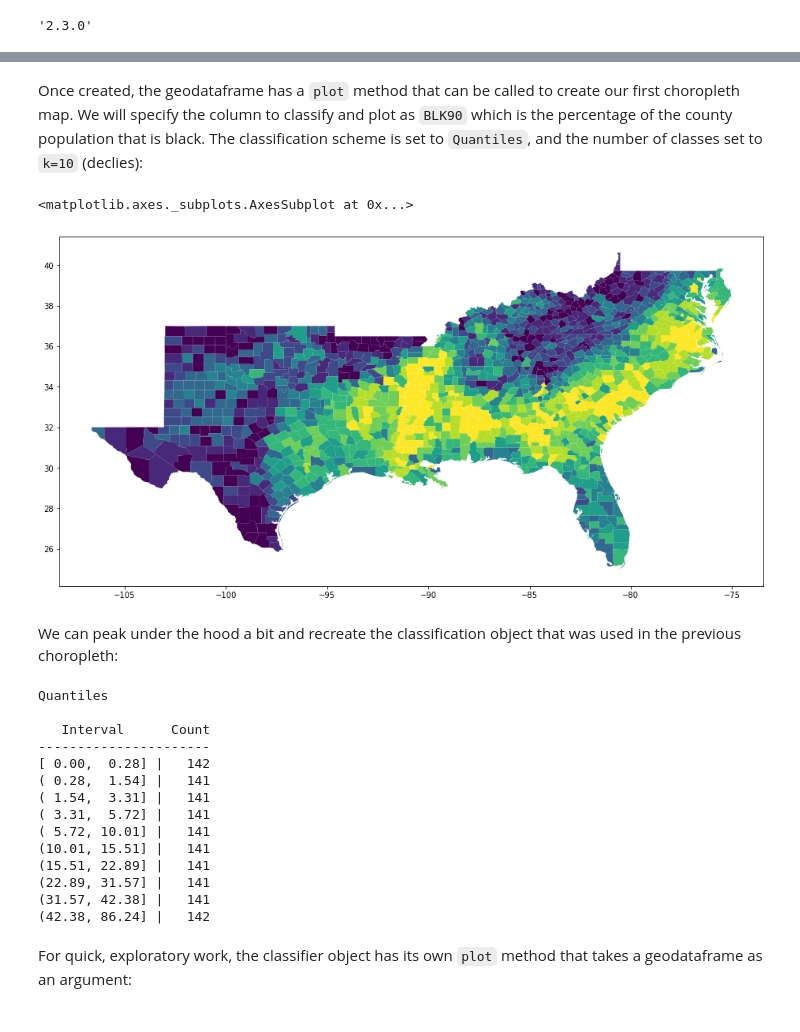
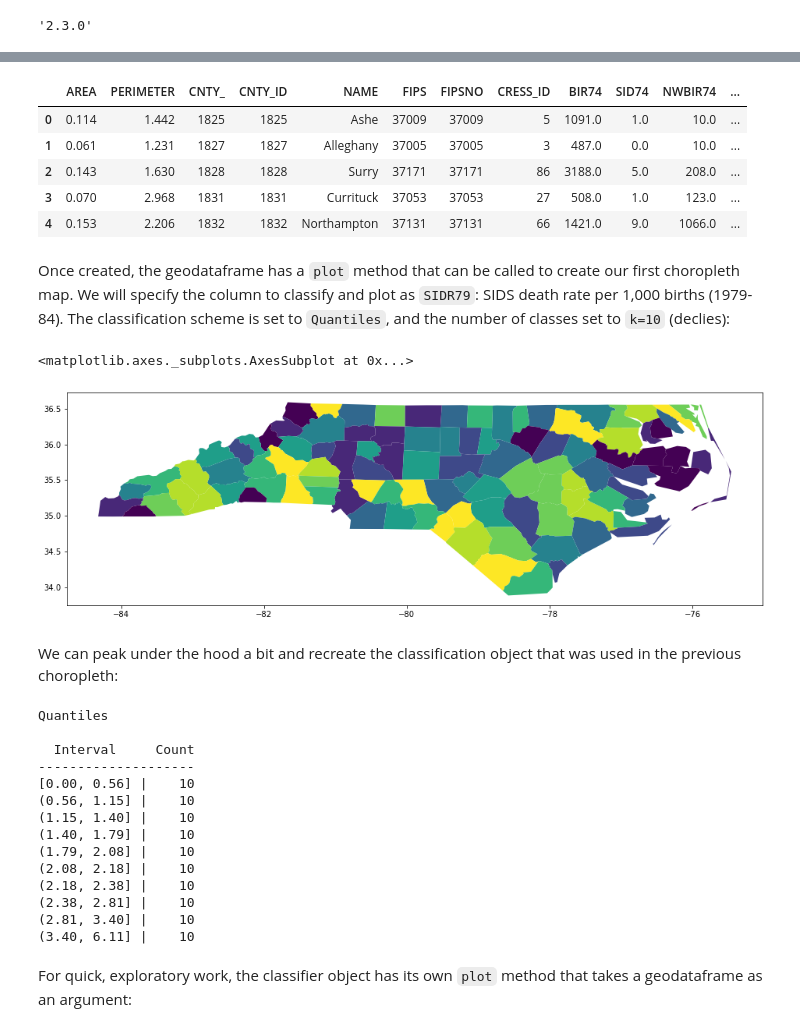
Before and after one commit to pysal/mapclassify, a Jupyter notebook: notebooks/03_choropleth.ipynb, the cells around one changed output, grey strips where cells are left out. Cells and saved outputs as stored; diff of their text form; code cells hidden in the pictures.

Commit message:
BINDER: replace example dataset with builtin

```diff
--- a/notebooks/03_choropleth.ipynb
+++ b/notebooks/03_choropleth.ipynb
@@ -19,33 +36,42 @@ The example in this notebook use data on southern US counties from a built-in da
 # %%
-pth = libpysal.examples.get_path('south.shp')
+pth = libpysal.examples.get_path('sids2.shp')
 gdf = gpd.read_file(pth)
+# %%
+gdf.head()
+# %% [output]
+|  | AREA | PERIMETER | CNTY_ | CNTY_ID | NAME | FIPS | FIPSNO | CRESS_ID | BIR74 | SID74 | NWBIR74 | ... |
+| 0 | 0.114 | 1.442 | 1825 | 1825 | Ashe | 37009 | 37009 | 5 | 1091.0 | 1.0 | 10.0 | ... |
+| 1 | 0.061 | 1.231 | 1827 | 1827 | Alleghany | 37005 | 37005 | 3 | 487.0 | 0.0 | 10.0 | ... |
+| 2 | 0.143 | 1.630 | 1828 | 1828 | Surry | 37171 | 37171 | 86 | 3188.0 | 5.0 | 208.0 | ... |
+| 3 | 0.070 | 2.968 | 1831 | 1831 | Currituck | 37053 | 37053 | 27 | 508.0 | 1.0 | 123.0 | ... |
+| 4 | 0.153 | 2.206 | 1832 | 1832 | Northampton | 37131 | 37131 | 66 | 1421.0 | 9.0 | 1066.0 | ... |
 # %% [markdown]
-Once created, the geodataframe has a `plot` method that can be called to create our first choropleth map. We will specify the column to classify and plot as `BLK90` which is the percentage of the county population that is black. The classification scheme is set to  `Quantiles`, and the number of classes set to `k=10` (declies):
+Once created, the geodataframe has a `plot` method that can be called to create our first choropleth map. We will specify the column to classify and plot as `SIDR79`: SIDS death rate per 1,000 births (1979-84). The classification scheme is set to  `Quantiles`, and the number of classes set to `k=10` (declies):
 # %%
-gdf.plot(column='BLK90', scheme='Quantiles', k=10, figsize=(16, 9))
+gdf.plot(column='SIDR79', scheme='Quantiles', k=10, figsize=(16, 9))
 # %% [output]
 <matplotlib.axes._subplots.AxesSubplot at 0x...>
-[figure, old version]
+[figure, new version]
 # %% [markdown]
 We can peak under the hood a bit and recreate the classification object that was used in the previous choropleth:
 # %%
-q10 = mapclassify.Quantiles(gdf.BLK90,k=10)
+q10 = mapclassify.Quantiles(gdf.SIDR79,k=10)
 q10
 # %% [output]
 Quantiles
 
-   Interval      Count
-----------------------
-[ 0.00,  0.28] |   142
-( 0.28,  1.54] |   141
-( 1.54,  3.31] |   141
-( 3.31,  5.72] |   141
-( 5.72, 10.01] |   141
-(10.01, 15.51] |   141
-(15.51, 22.89] |   141
-(22.89, 31.57] |   141
-(31.57, 42.38] |   141
-(42.38, 86.24] |   142
+  Interval     Count
+--------------------
+[0.00, 0.56] |    10
+(0.56, 1.15] |    10
+(1.15, 1.40] |    10
+(1.40, 1.79] |    10
+(1.79, 2.08] |    10
+(2.08, 2.18] |    10
+(2.18, 2.38] |    10
+(2.38, 2.81] |    10
+(2.81, 3.40] |    10
+(3.40, 6.11] |    10
 # %% [markdown]
 For quick, exploratory work, the classifier object has its own `plot` method that takes a geodataframe as an argument:
 # %%
```
Also changed, not shown: parts of 8 cells of this notebook.
